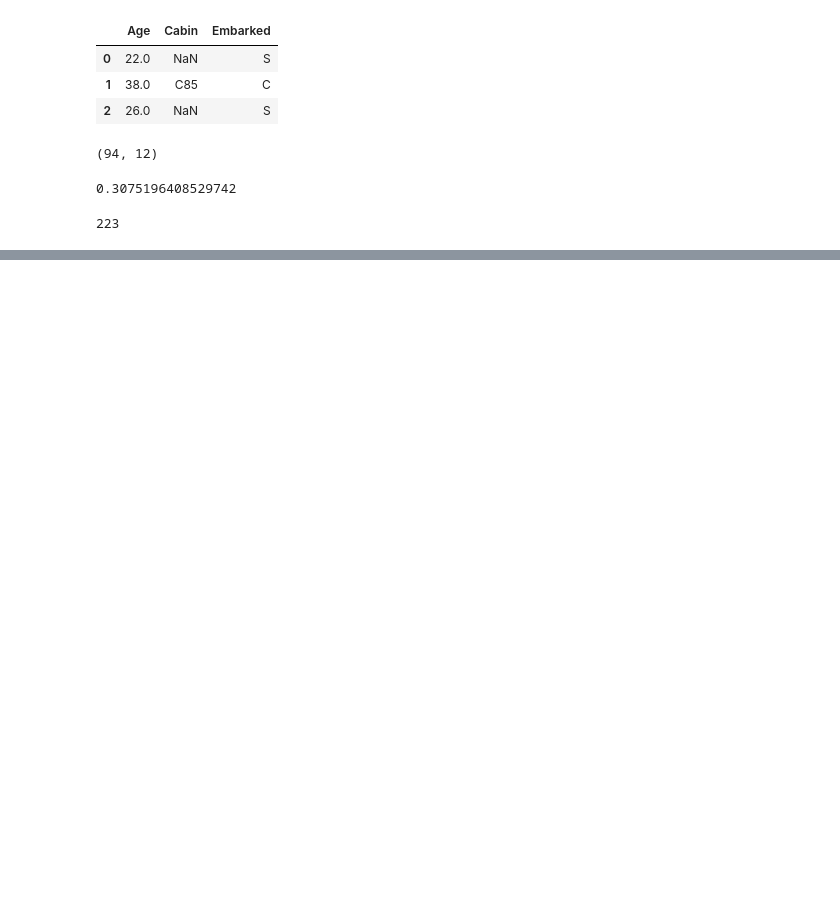
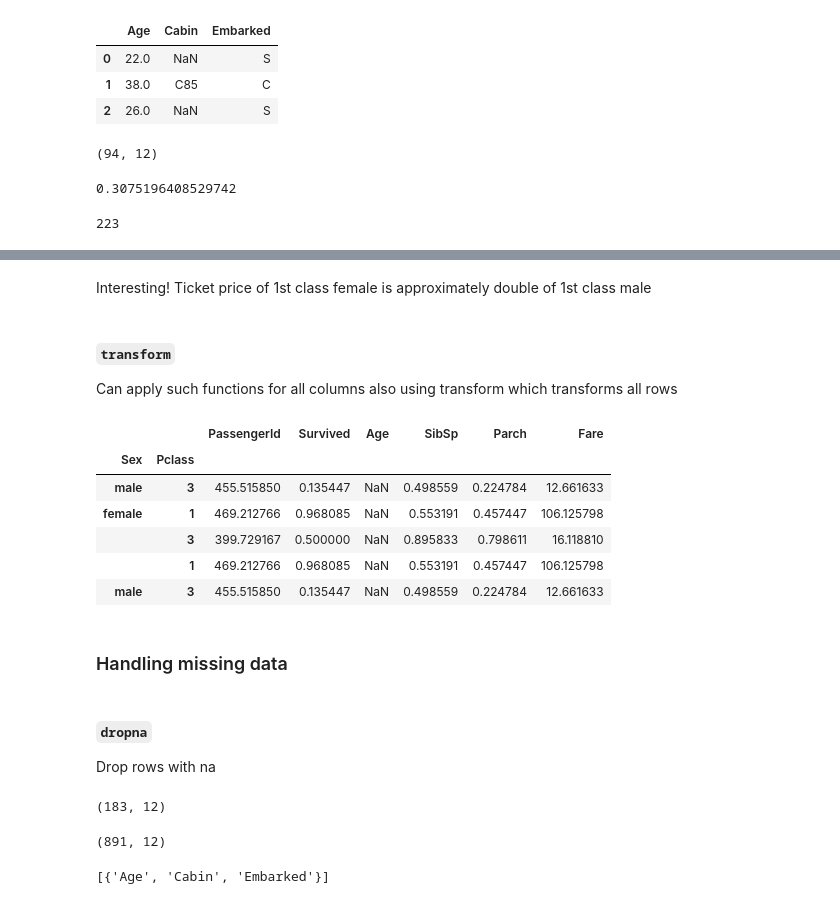
Before and after one commit to groverpr/learn_python_libraries, a Jupyter notebook: pandas/pandas_cheatsheet.ipynb, the cells around one changed output, grey strips where cells are left out. Saved outputs shown, nothing was run; the diff lists cells and outputs as text; code cells hidden in the pictures; blank space fills up the shorter version.

```diff
--- a/pandas/pandas_cheatsheet.ipynb
+++ b/pandas/pandas_cheatsheet.ipynb
@@ -268,0 +327,5 @@ Diffe
+# %%
+# can set multiple columns as index also. Just pass them in list
+# Setting Ticket and Name as index
+
+df.set_index(['Ticket', 'Name'])[:2]
@@ -268,0 +337,5 @@ Diffe
+# %%
+# can see what are values of index.
+# checking index of 1st row
+
+df.set_index(['Ticket', 'Name']).index[0]
@@ -268,0 +347,2 @@ Diffe
+# %%
+df_index = df.set_index(['Ticket', 'Name'])
@@ -268,0 +448,8 @@ Diffe
+# %%
+# can group by indexes also by using levels=
+# useful when we have multindexes
+# can use agg function with lambda func
+
+df_index = df.set_index(['Sex', 'Pclass'])
+df_index.groupby(level=[0,1]).agg({'Fare': lambda x: sum(x)/len(x), # this is also just mean actually
+                                  'Age' : np.mean})
@@ -268,0 +465,40 @@ Diffe
+# %% [markdown]
+Interesting! Ticket price of 1st class female is approximately double of 1st class male
+# %% [markdown]
+#### `transform`
+Can apply such functions for all columns also using transform which transforms all rows
+# %%
+# shape of below code is same as original df
+
+df_index.groupby(level=[0,1]).transform(lambda x: sum(x)/len(x)).head()
+# %% [output]
+|  |  | PassengerId | Survived | Age | SibSp | Parch | Fare |
+| Sex | Pclass |  |  |  |  |  |  |
+| male | 3 | 455.515850 | 0.135447 | NaN | 0.498559 | 0.224784 | 12.661633 |
+| female | 1 | 469.212766 | 0.968085 | NaN | 0.553191 | 0.457447 | 106.125798 |
+|  | 3 | 399.729167 | 0.500000 | NaN | 0.895833 | 0.798611 | 16.118810 |
+|  | 1 | 469.212766 | 0.968085 | NaN | 0.553191 | 0.457447 | 106.125798 |
+| male | 3 | 455.515850 | 0.135447 | NaN | 0.498559 | 0.224784 | 12.661633 |
+# %% [markdown]
+### Handling missing data
+# %% [markdown]
+#### `dropna`
+Drop rows with na
+# %%
+# how=any -> row with any column = NA
+
+df.dropna(axis=0,  how='any').shape
+# %% [output]
+(183, 12)
+# %%
+# how=any -> row with all columns = NA
+
+df.dropna(axis=0, how='all').shape
+# %% [output]
+(891, 12)
+# %%
+# drops column which have any row of NA
+
+[set(df.columns) - set(df.dropna(axis=1, how='any').columns)]
+# %% [output]
+[{'Age', 'Cabin', 'Embarked'}]
```
Also changed, not shown: parts of 108 cells of this notebook, 3 other files.
